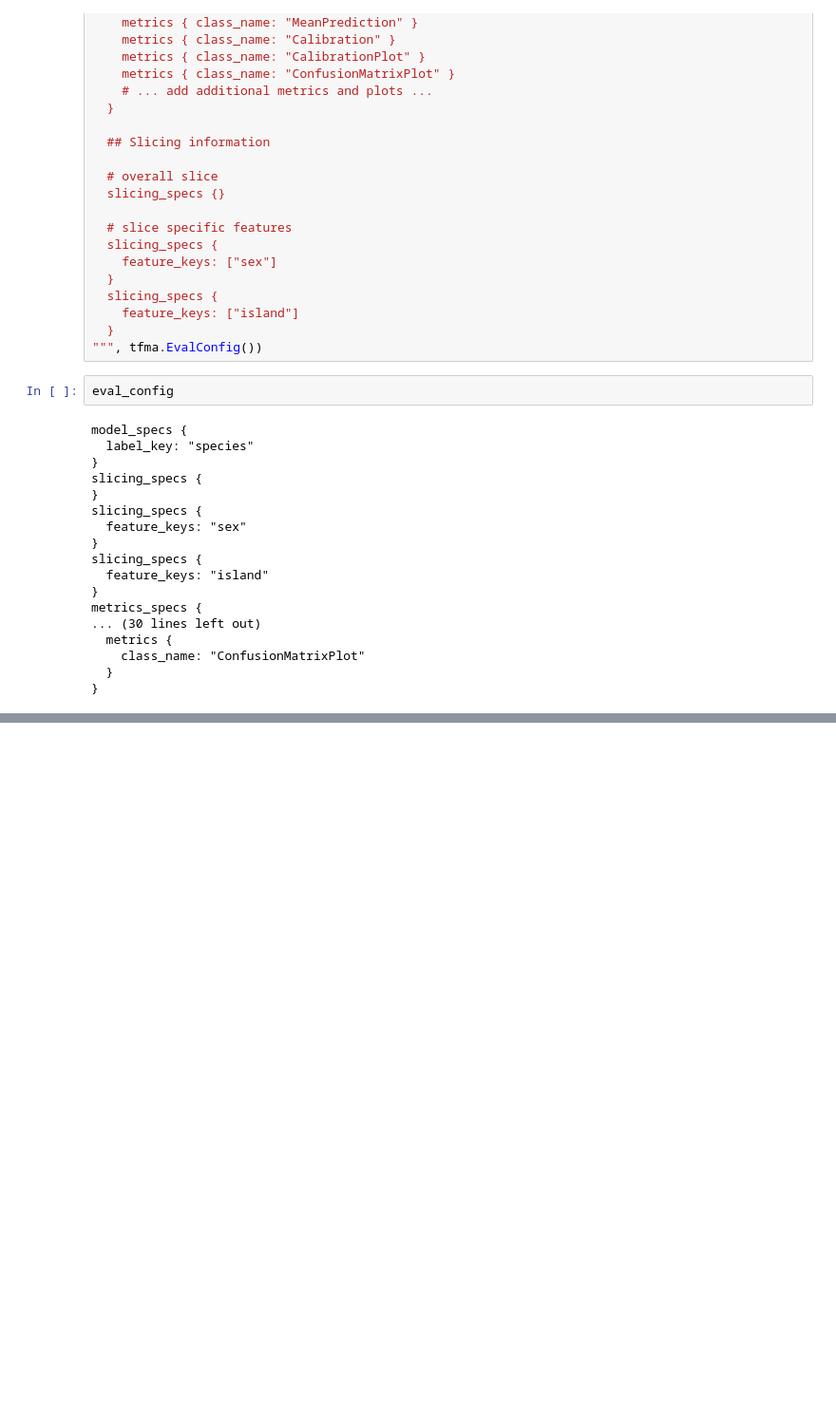
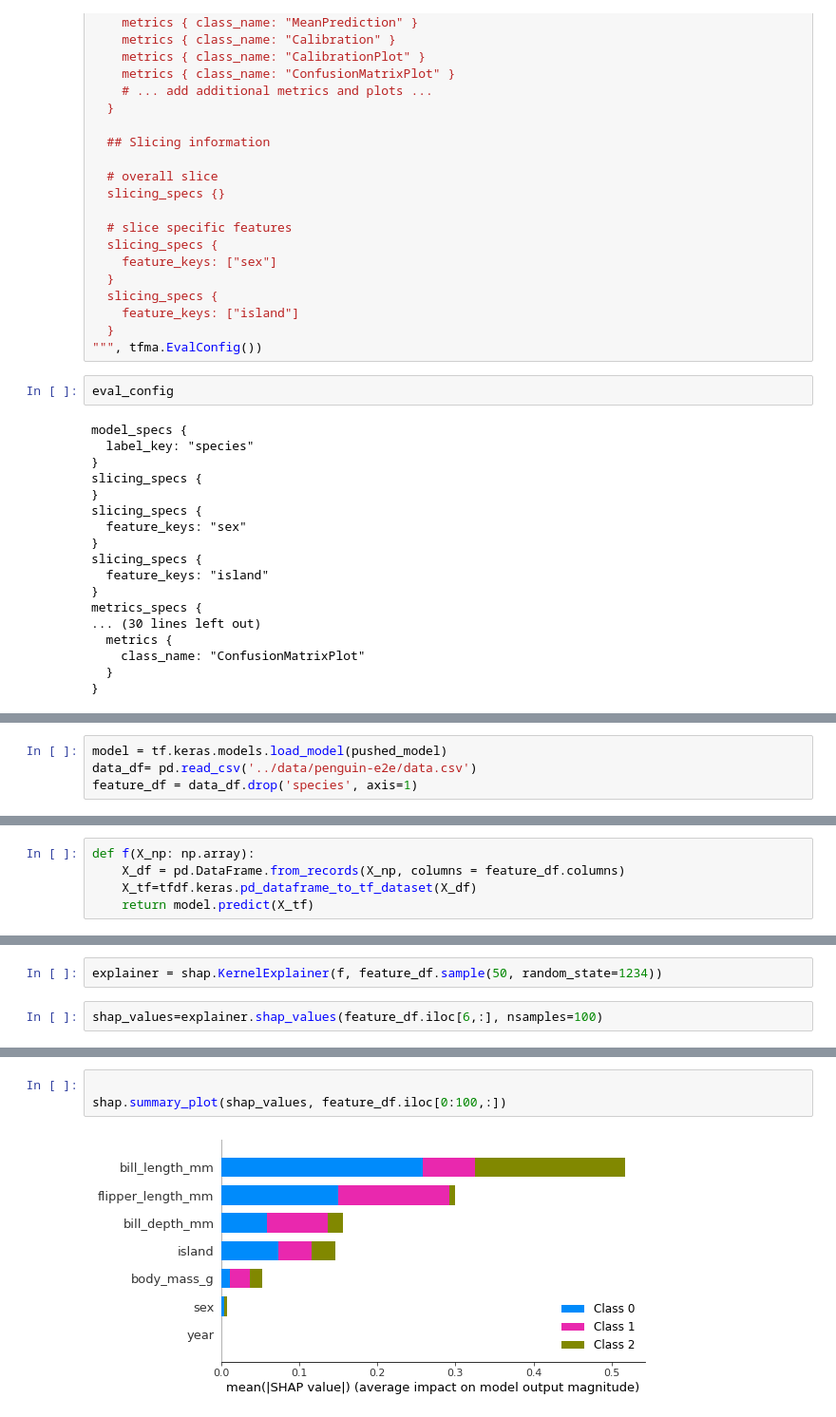
Before and after one commit to robertf99/tfx-e2e, a Jupyter notebook: penguin-pipeline/examine_outputs.ipynb, the cells around one changed output, grey strips where cells are left out. Shown: that part at 95% size. Cells and saved outputs as stored; diff of their text form; blank space fills up the shorter version.

Commit message:
add model explanation

```diff
--- a/penguin-pipeline/examine_outputs.ipynb
+++ b/penguin-pipeline/examine_outputs.ipynb
@@ -314,0 +325,4 @@ TimeSeriesViewer(config={'isModelCentric': True}, data=[{'metrics': {'': {'': {'
+# %%
+model = tf.keras.models.load_model(pushed_model)
+data_df= pd.read_csv('../data/penguin-e2e/data.csv')
+feature_df = data_df.drop('species', axis=1)
@@ -314,0 +361,5 @@ TimeSeriesViewer(config={'isModelCentric': True}, data=[{'metrics': {'': {'': {'
+# %%
+def f(X_np: np.array):
+    X_df = pd.DataFrame.from_records(X_np, columns = feature_df.columns)
+    X_tf=tfdf.keras.pd_dataframe_to_tf_dataset(X_df)
+    return model.predict(X_tf)
@@ -314,0 +379,4 @@ TimeSeriesViewer(config={'isModelCentric': True}, data=[{'metrics': {'': {'': {'
+# %%
+explainer = shap.KernelExplainer(f, feature_df.sample(50, random_state=1234))
+# %%
+shap_values=explainer.shap_values(feature_df.iloc[6,:], nsamples=100)
@@ -314,0 +396,5 @@ TimeSeriesViewer(config={'isModelCentric': True}, data=[{'metrics': {'': {'': {'
+# %%
+
+shap.summary_plot(shap_values, feature_df.iloc[0:100,:])
+# %% [output]
+[figure, added]
```
Also changed, not shown: parts of 19 cells of this notebook, 4 other files.
